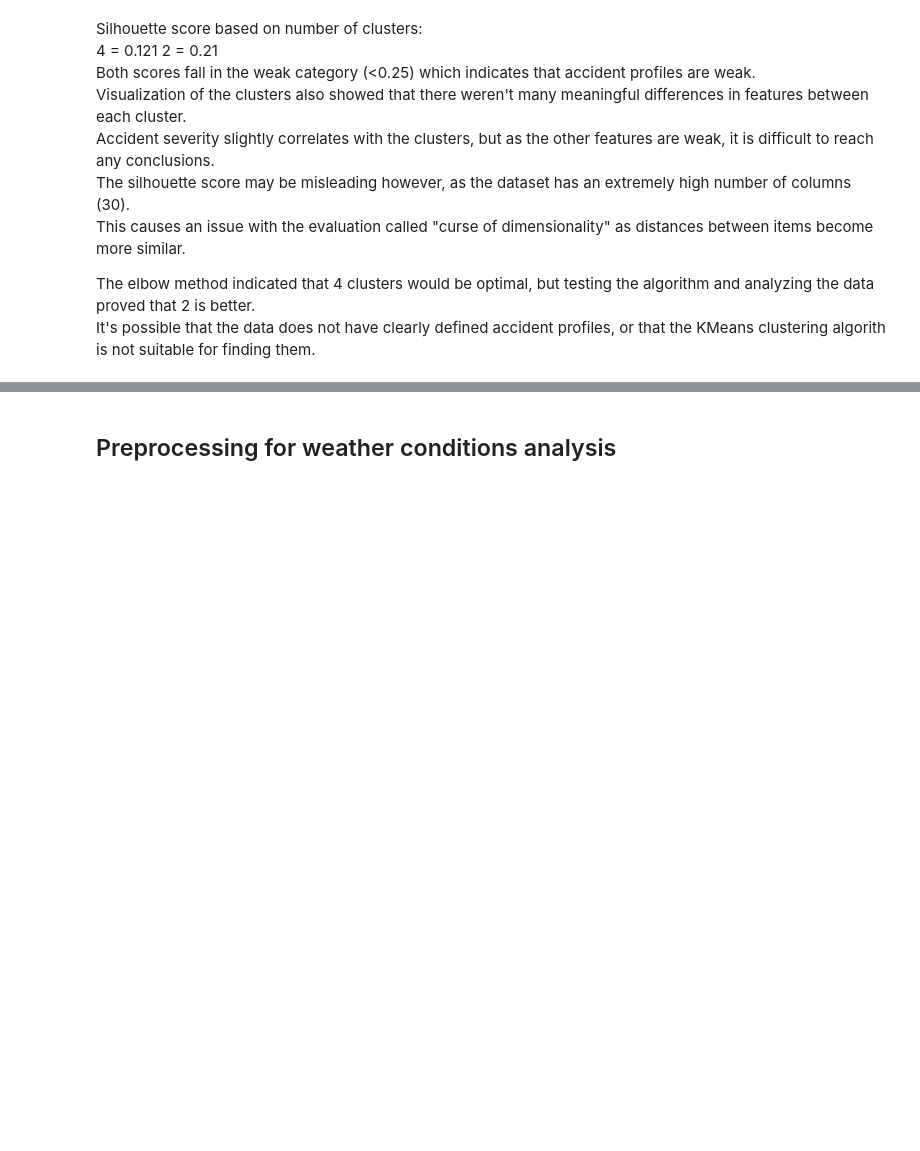
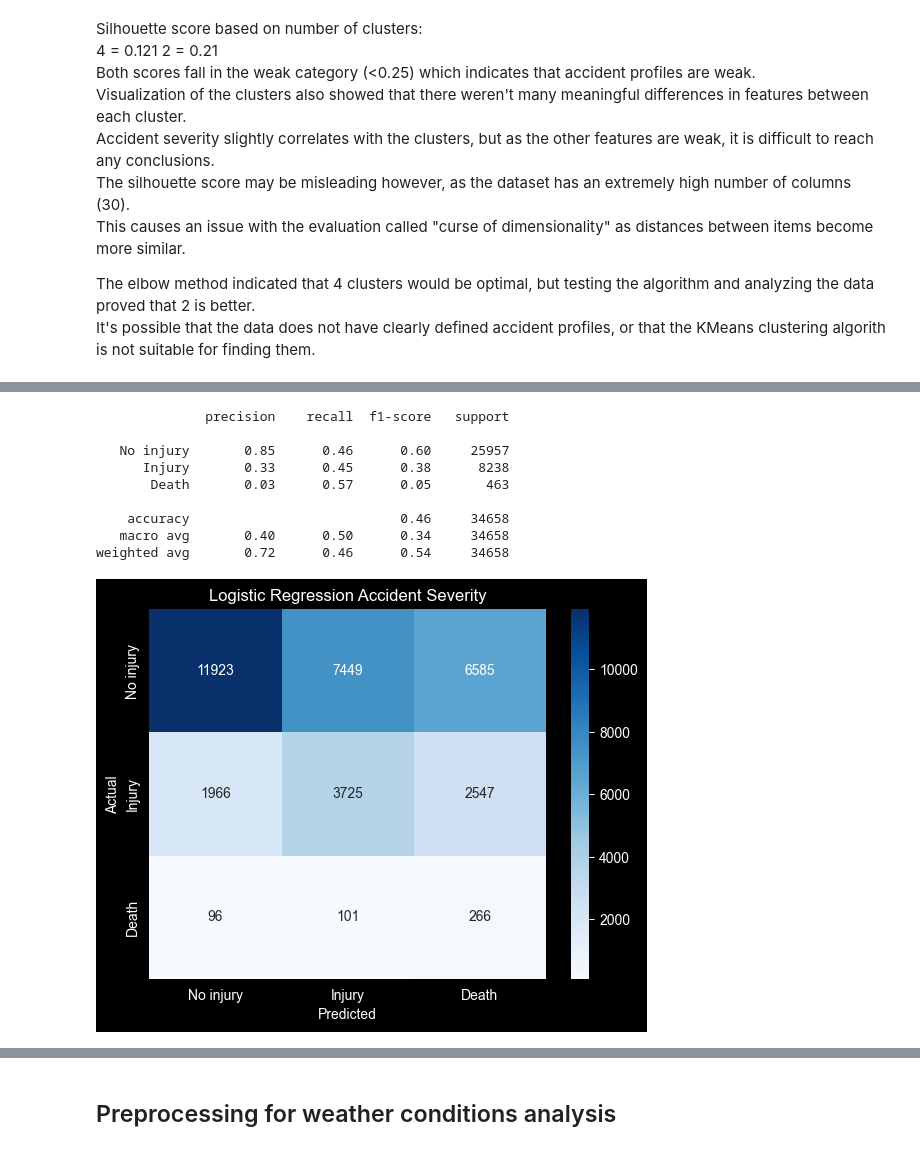
Before and after one commit to nealukumies/dml-project, a Jupyter notebook: traffic_accident_analysis.ipynb, the cells around one changed output, grey strips where cells are left out. Cells and saved outputs as stored; diff of their text form; code cells hidden in the pictures; blank space fills up the shorter version.

Commit message:
Switched from going between modeling and evaluation to a modeling section and then an evaluation section.

```diff
--- a/traffic_accident_analysis.ipynb
+++ b/traffic_accident_analysis.ipynb
@@ -827,17 +785,0 @@ The Random Forest model offers a solid starting point for predicting accident se
-# %%
-X_train, X_test, y_train, y_test = train_test_split(X, y, test_size=0.2, random_state=5040, stratify=y)
-scaler = StandardScaler()
-X_train_scaled = scaler.fit_transform(X_train)
-X_test_scaled = scaler.transform(X_test)
-logreg_severity_model = LogisticRegression(solver='lbfgs', max_iter=1000, class_weight='balanced', random_state=5040)
-logreg_severity_model.fit(X_train_scaled, y_train)
-y_pred = logreg_severity_model.predict(X_test_scaled)
-
-labels = ["No injury", "Injury", "Death"]
-print(classification_report(y_test, y_pred, labels=[0, 2, 1], target_names=labels))
-cm = confusion_matrix(y_test, y_pred, labels=[0,2,1])
-sns.heatmap(cm, annot=True, fmt="d", cmap="Blues", xticklabels=labels, yticklabels=labels)
-plt.xlabel("Predicted")
-plt.ylabel("Actual")
-plt.title("Logistic Regression Accident Severity")
-plt.show()
@@ -889,0 +818,20 @@ While the severity of an accident can be predicted using available data, it is s
+# %%
+labels = ["No injury", "Injury", "Death"]
+print(classification_report(y_test, ylogreg_pred, labels=[0, 2, 1], target_names=labels))
+cm = confusion_matrix(y_test, ylogreg_pred, labels=[0,2,1])
+sns.heatmap(cm, annot=True, fmt="d", cmap="Blues", xticklabels=labels, yticklabels=labels)
+plt.xlabel("Predicted")
+plt.ylabel("Actual")
+plt.title("Logistic Regression Accident Severity")
+plt.show()
+# %% [output]
+              precision    recall  f1-score   support
+
+   No injury       0.85      0.46      0.60     25957
+      Injury       0.33      0.45      0.38      8238
+       Death       0.03      0.57      0.05       463
+
+    accuracy                           0.46     34658
+   macro avg       0.40      0.50      0.34     34658
+weighted avg       0.72      0.46      0.54     34658
+[figure, added]
```
Also changed, not shown: parts of 45 cells of this notebook, 2 other files.
